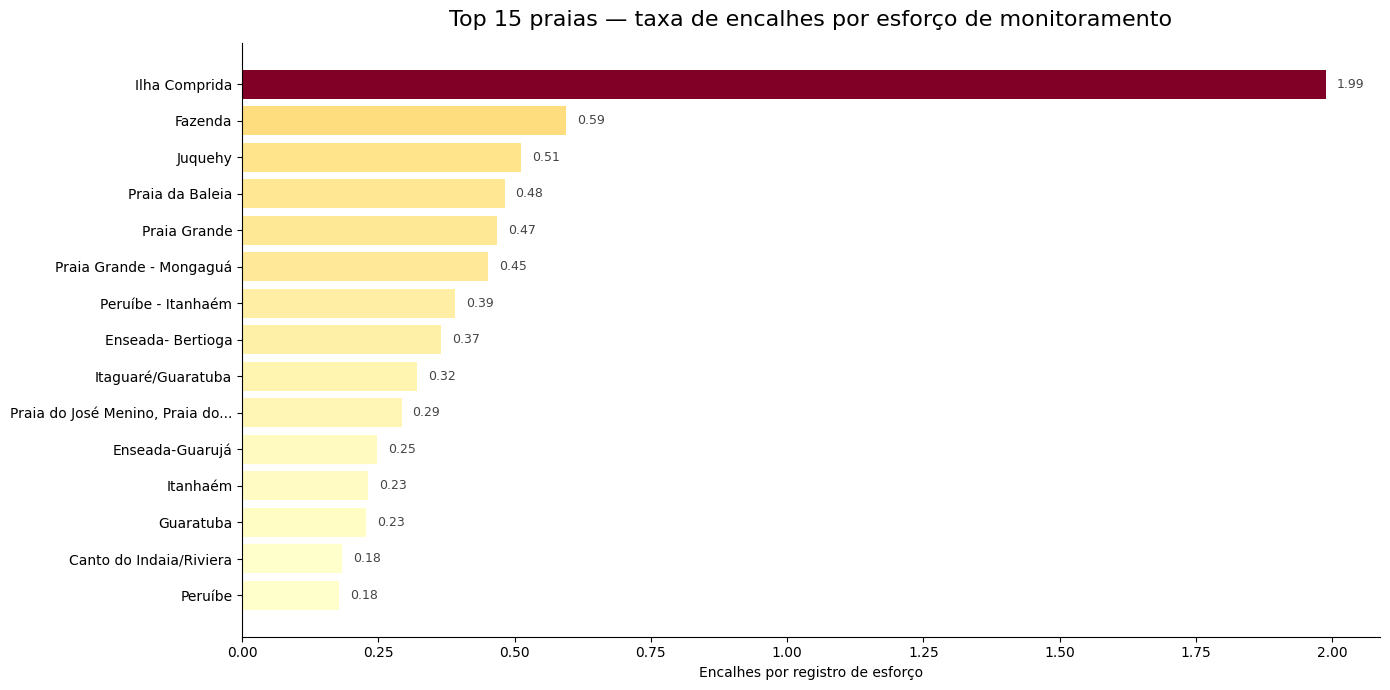
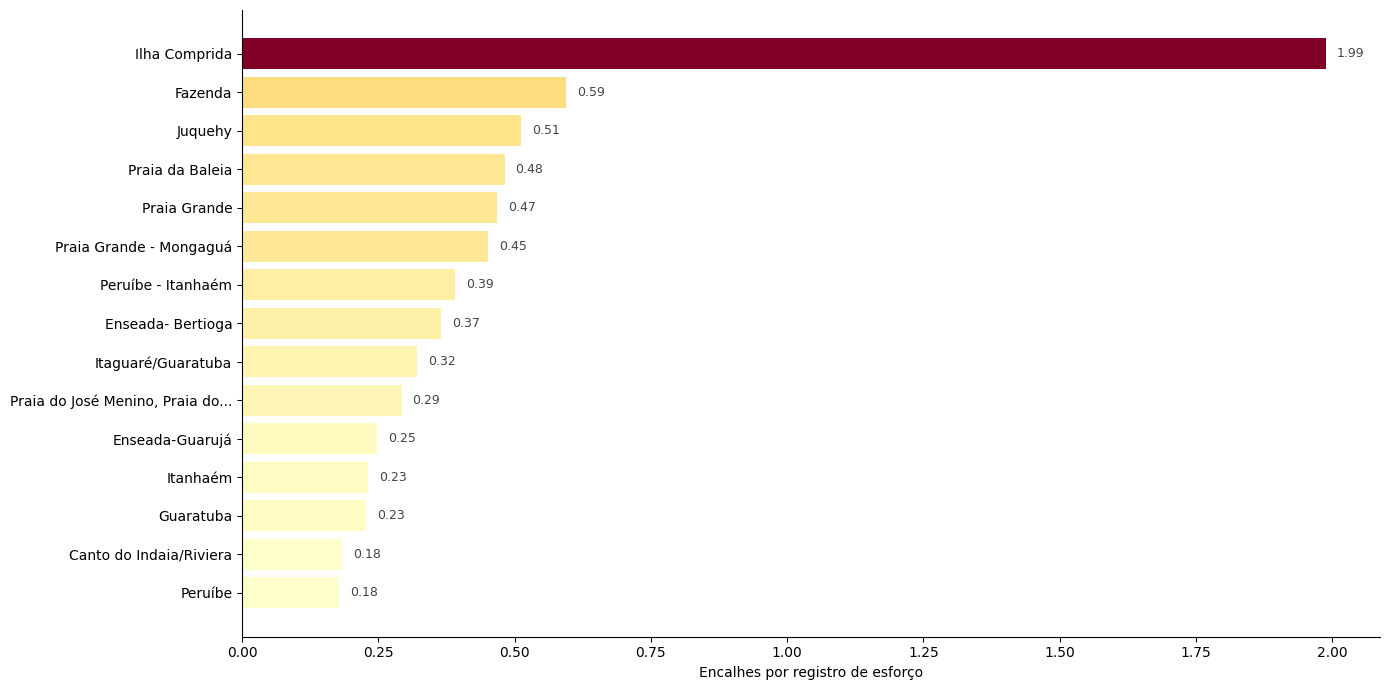
The notebook cell's code change between the first figure and the second:
--- before
+++ after
@@ -23,5 +23,4 @@
             f'{val:.2f}', va='center', fontsize=9, color='#444')
 
-ax.set_title('Top 15 praias — taxa de encalhes por esforço de monitoramento', fontsize=16, pad=12)
 ax.set_xlabel('Encalhes por registro de esforço')
 ax.set_ylabel('')

Commit: Criado usando o Colab